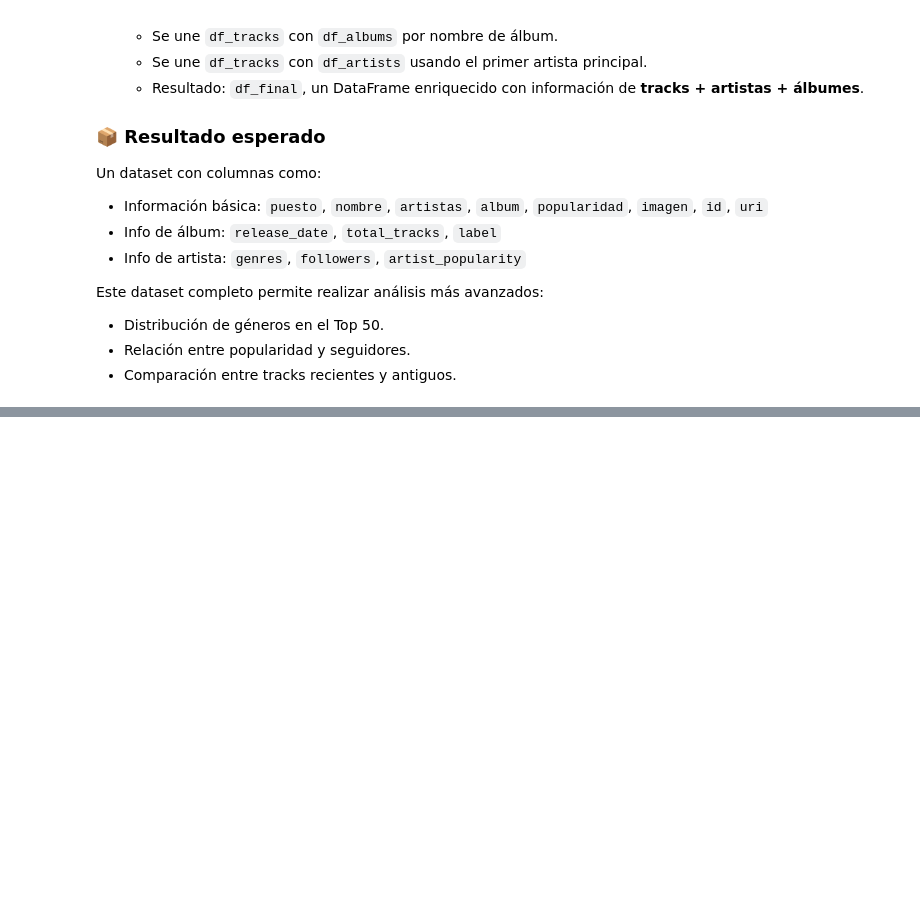
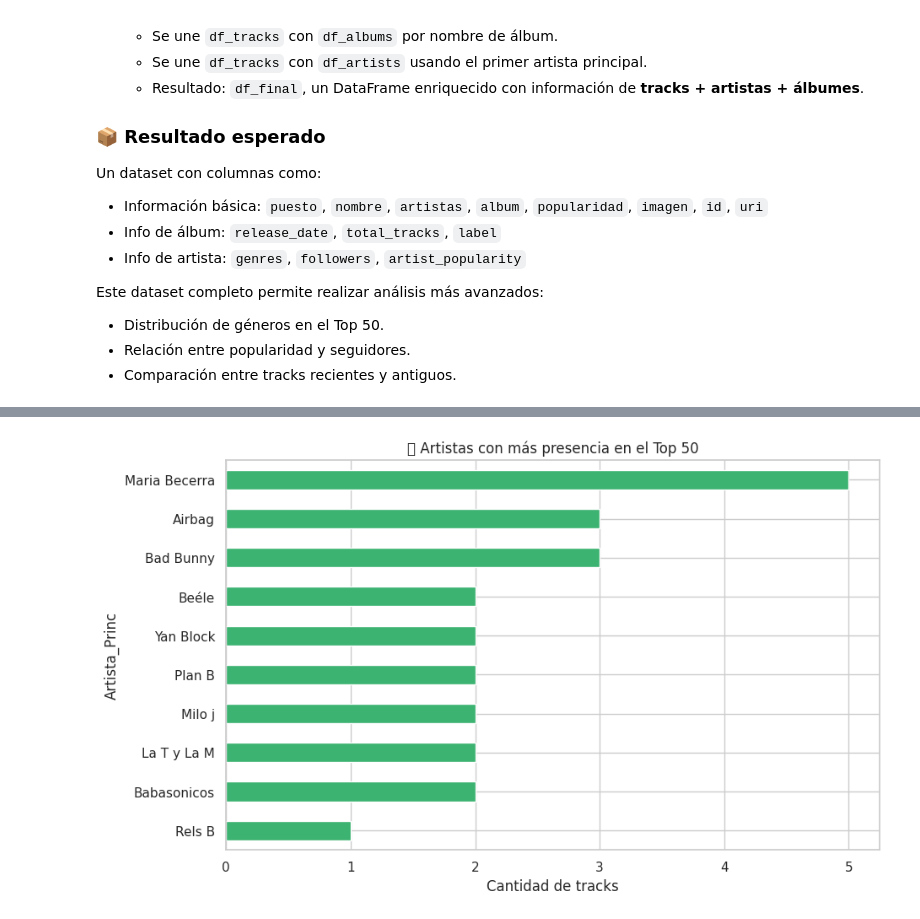
Before and after one commit to JorgeTabera/DataScienceII.CoderH, a Jupyter notebook: Proyecto_Spotify_DS_II.ipynb, the cells around one changed output, grey strips where cells are left out. Saved outputs shown, nothing was run; the diff lists cells and outputs as text; code cells hidden in the pictures; blank space fills up the shorter version.

```diff
--- a/Proyecto_Spotify_DS_II.ipynb
+++ b/Proyecto_Spotify_DS_II.ipynb
@@ -18,4 +33,8 @@ from google.colab import drive
 import requests, base64
 import pandas as pd
 from IPython.display import Image, display
+import matplotlib.pyplot as plt
+import seaborn as sns
+#Estilo visual para graficos ↓
+sns.set(style="whitegrid")
 # %% [markdown]
@@ -264,25 +283,26 @@ df_albums = pd.DataFrame([{
     "label": alb.get("label", "")
 } for alb in all_albums])
 
-# --- 8. Unión final ---
 # --- 8. Unión final optimizada ---
 df_final = df_tracks.merge(
     df_albums[["album_id","album_name","release_date","total_tracks","label"]],
     left_on="album", right_on="album_name", how="left"
 )
 
-df_final["artist_main"] = df_final["artistas"].str.split(",").str[0]
+# Crear columna con el artista principal
+df_final["Artista_Princ"] = df_final["artistas"].str.split(",").str[0]
 
 df_final = df_final.merge(
     df_artists[["artist_id","artist_name","genres","followers","artist_popularity"]],
-    left_on="artist_main", right_on="artist_name", how="left"
+    left_on="Artista_Princ", right_on="artist_name", how="left"
 )
 
-# Selección final de columnas para insights
+# Selección final de columnas para insights (incluyendo Artista_Princ debajo de artistas)
 df_final = df_final[[
     "puesto",          # ranking en la playlist
     "nombre",          # nombre del track
     "artistas",        # artistas participantes
+    "Artista_Princ",   # artista principal
     "album",           # nombre del álbum
     "popularidad",     # popularidad del track
     "release_date",    # fecha de lanzamiento del álbum
@@ -290,5 +310,6 @@ df_final = df_final[[
     "followers",       # seguidores del artista principal
     "artist_popularity" # popularidad del artista principal
 ]]
+
 df_final.head(10)
 # %% [output]
@@ -305,0 +327,10 @@ df_final.head(10)
+# %%
+
+top_artistas = df_final["Artista_Princ"].value_counts().head(10)
+top_artistas.plot(kind="barh", figsize=(10,6), color="mediumseagreen")
+plt.title("🎤 Artistas con más presencia en el Top 50")
+plt.xlabel("Cantidad de tracks")
+plt.gca().invert_yaxis()
+plt.show()
+# %% [output]
+[figure, added]
```
Also changed, not shown: parts of 6 cells of this notebook.
